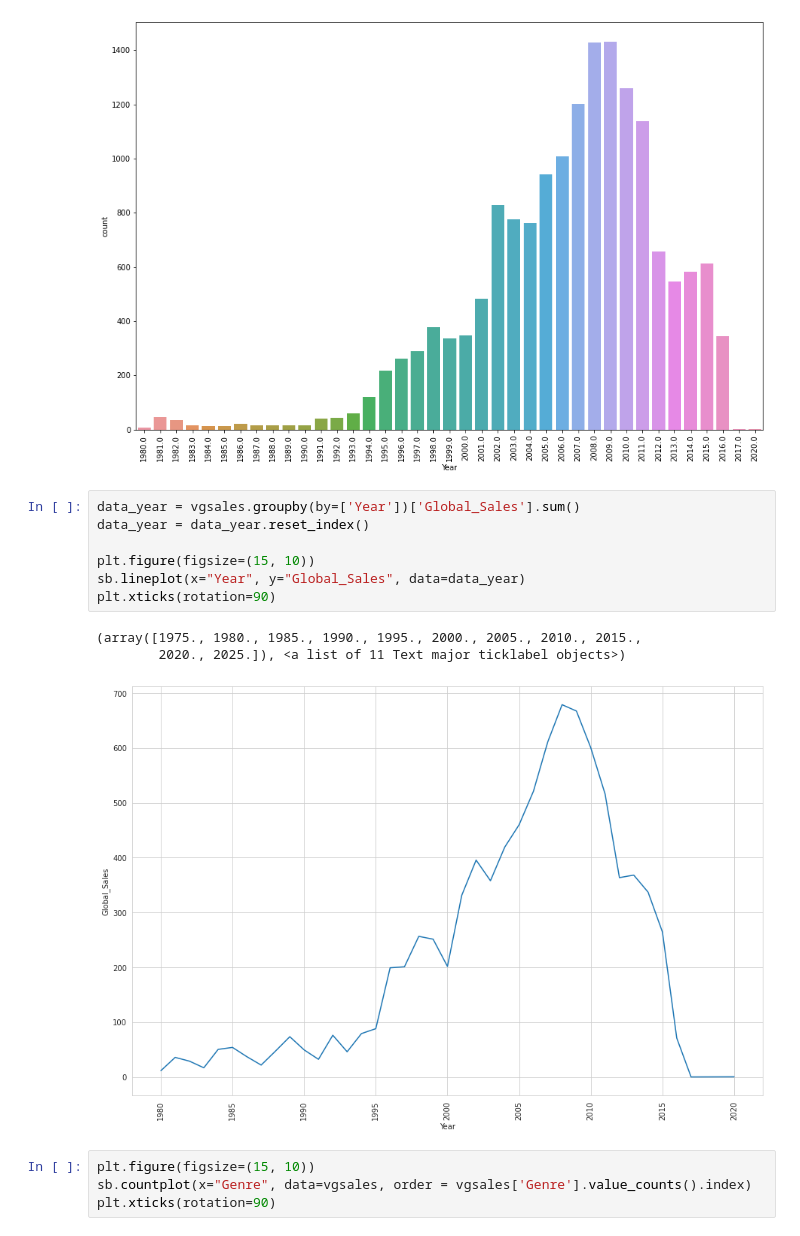
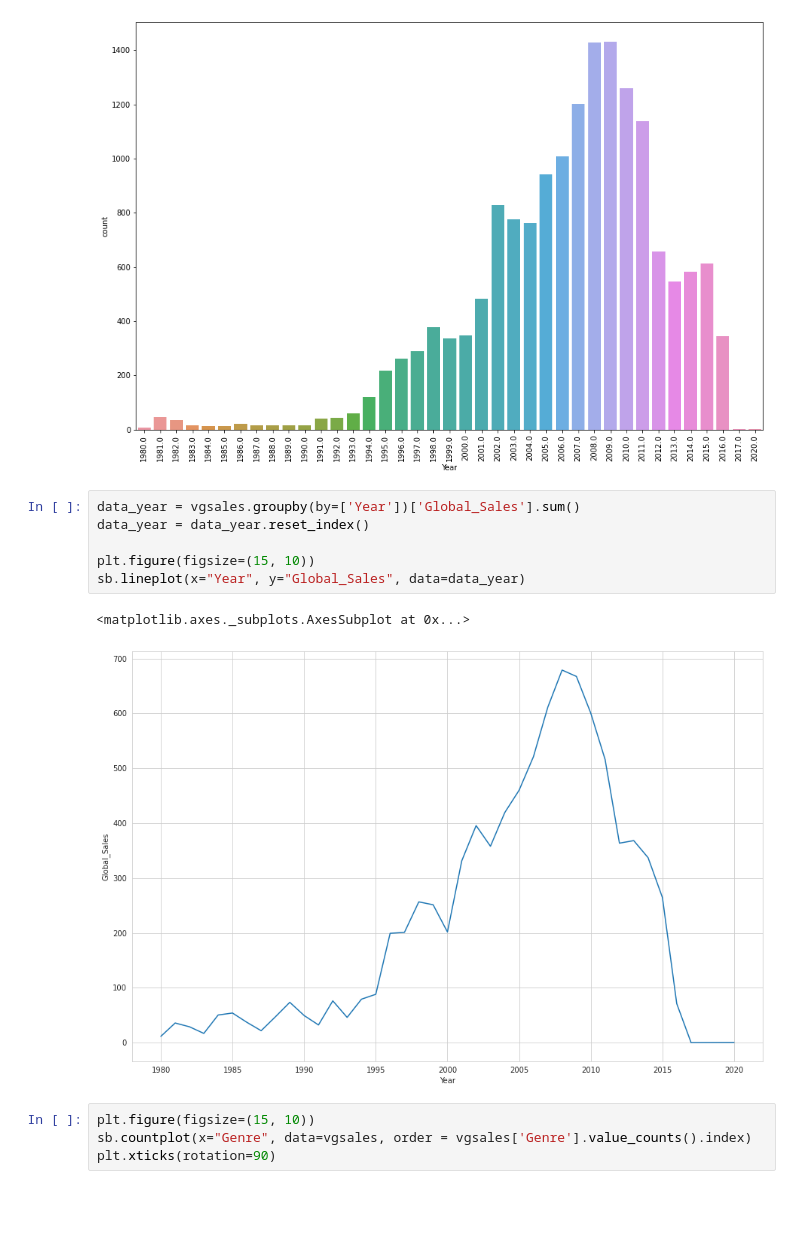
Before and after one commit to Jogroe/Cours-python, a Jupyter notebook: vgsales.ipynb, the cells around one changed output. Drawn from its saved outputs; the diff is of its cells as text; blank space fills up the shorter version.

```diff
--- a/vgsales.ipynb
+++ b/vgsales.ipynb
@@ -31,14 +31,12 @@ plt.xticks(rotation=90)
 # %%
 data_year = vgsales.groupby(by=['Year'])['Global_Sales'].sum()
 data_year = data_year.reset_index()
 
 plt.figure(figsize=(15, 10))
 sb.lineplot(x="Year", y="Global_Sales", data=data_year)
-plt.xticks(rotation=90)
 # %% [output]
-(array([1975., 1980., 1985., 1990., 1995., 2000., 2005., 2010., 2015.,
-        2020., 2025.]), <a list of 11 Text major ticklabel objects>)
+<matplotlib.axes._subplots.AxesSubplot at 0x...>
-[figure, old version]
+[figure, new version]
 # %%
 plt.figure(figsize=(15, 10))
 sb.countplot(x="Genre", data=vgsales, order = vgsales['Genre'].value_counts().index)
```
